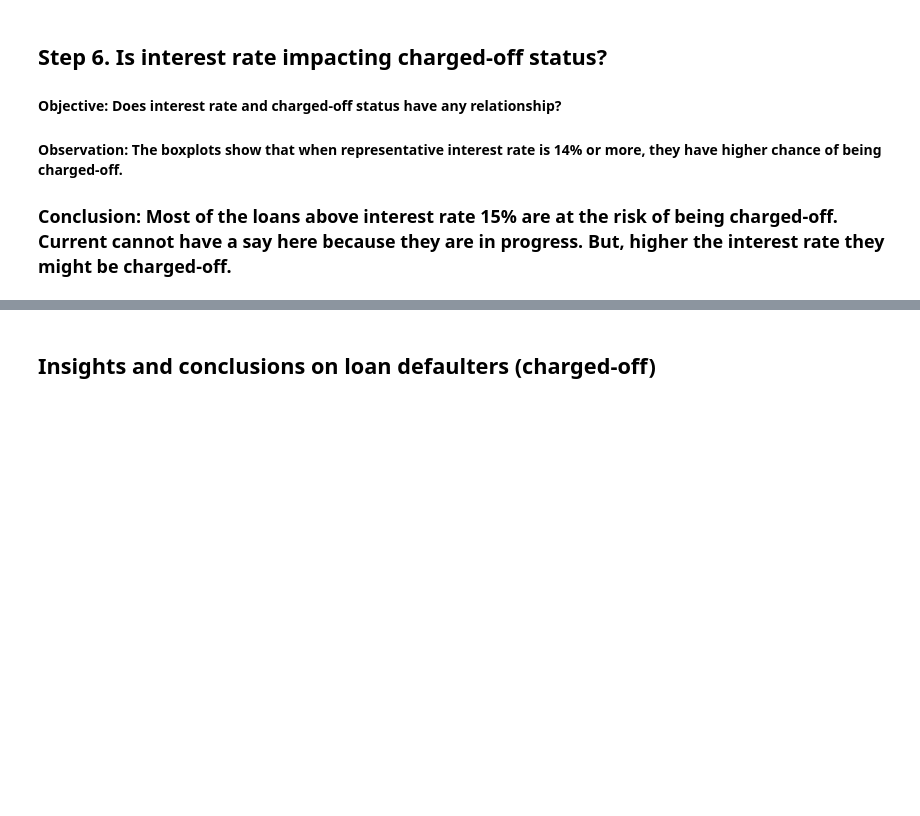
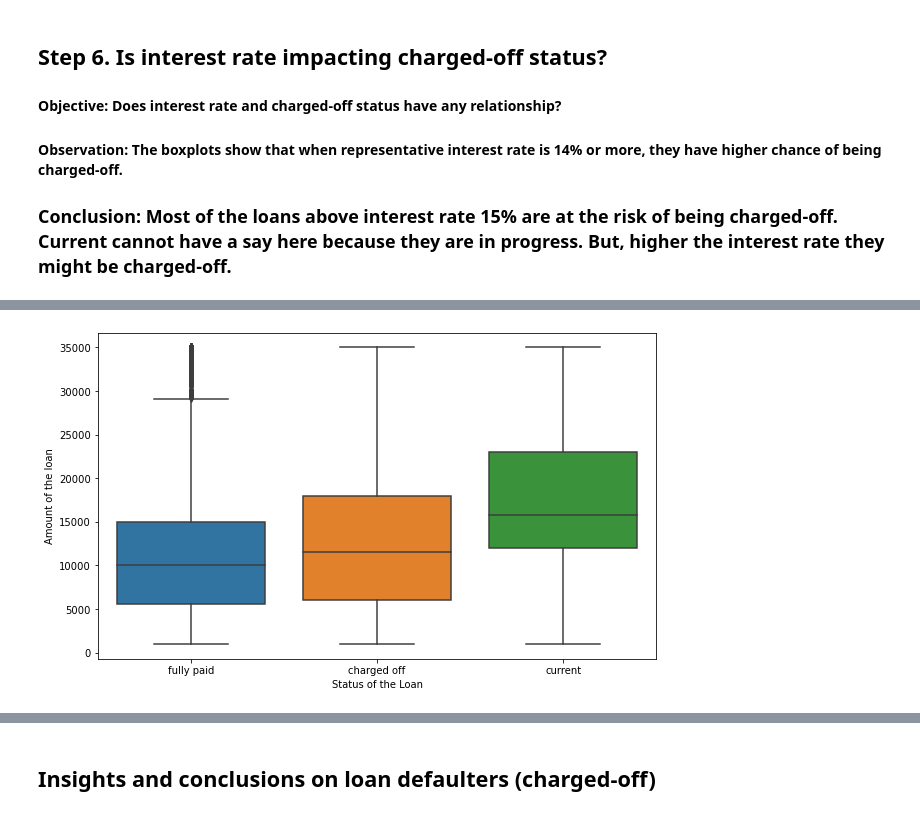
Before and after one commit to Kumaraguru-Muthuraj/_AIML_Code, a Jupyter notebook: _PythonNotebooks/_Course2_Statistics_Essentials/Mod6_Lendingclub_casestudy/Lending_Club_Merged_v1.ipynb, the cells around one changed output, grey strips where cells are left out. Cells and saved outputs as stored; diff of their text form; code cells hidden in the pictures; blank space fills up the shorter version.

```diff
--- a/_PythonNotebooks/_Course2_Statistics_Essentials/Mod6_Lendingclub_casestudy/Lending_Club_Merged_v1.ipynb
+++ b/_PythonNotebooks/_Course2_Statistics_Essentials/Mod6_Lendingclub_casestudy/Lending_Club_Merged_v1.ipynb
@@ -551,0 +593,9 @@ plt.show()
+# %%
+# Lets see if there is any relation between the loan amount funded and the loan status
+plt.figure(figsize=(10,6))
+sns.boxplot( y="loan_amnt", x='loan_status' , data=df)
+plt.ylabel('Amount of the loan')
+plt.xlabel('Status of the Loan')
+plt.show()
+# %% [output]
+[figure, added]
```
Also changed, not shown: parts of 11 cells of this notebook.
